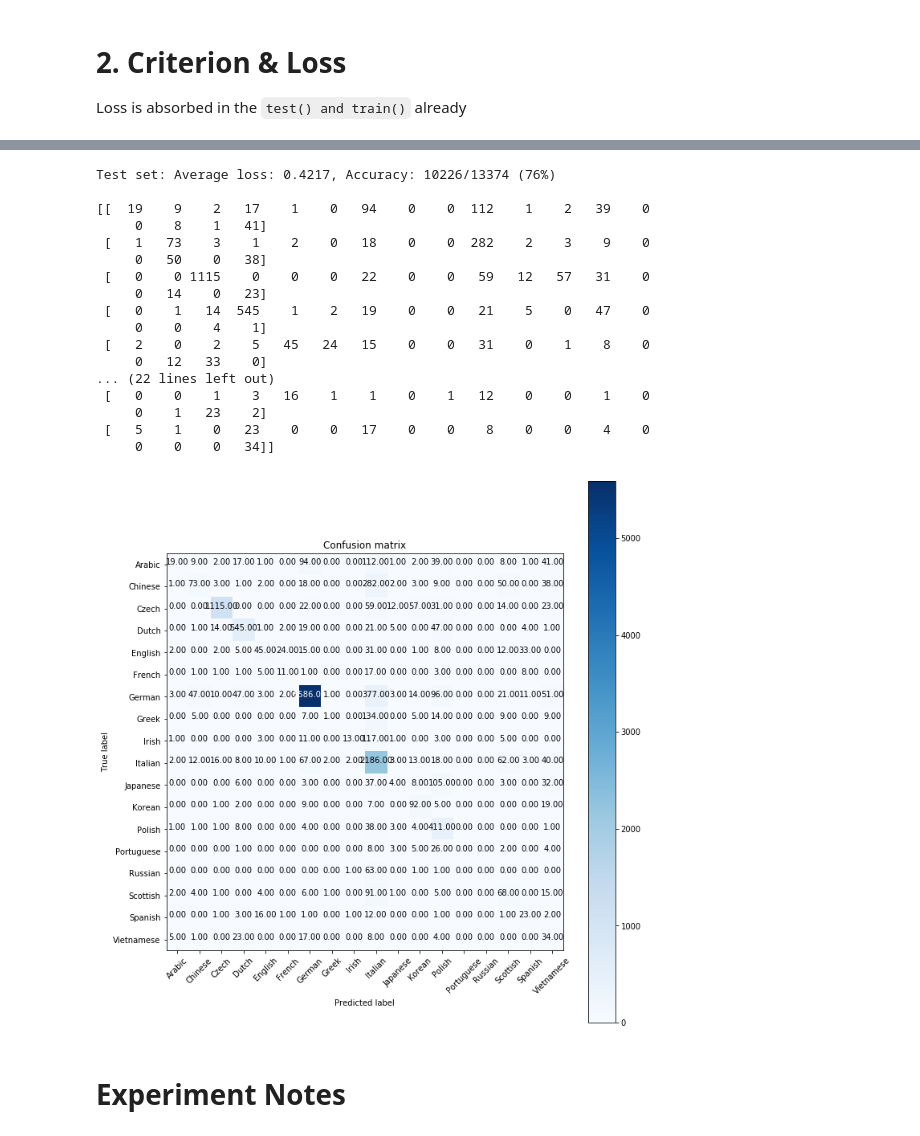
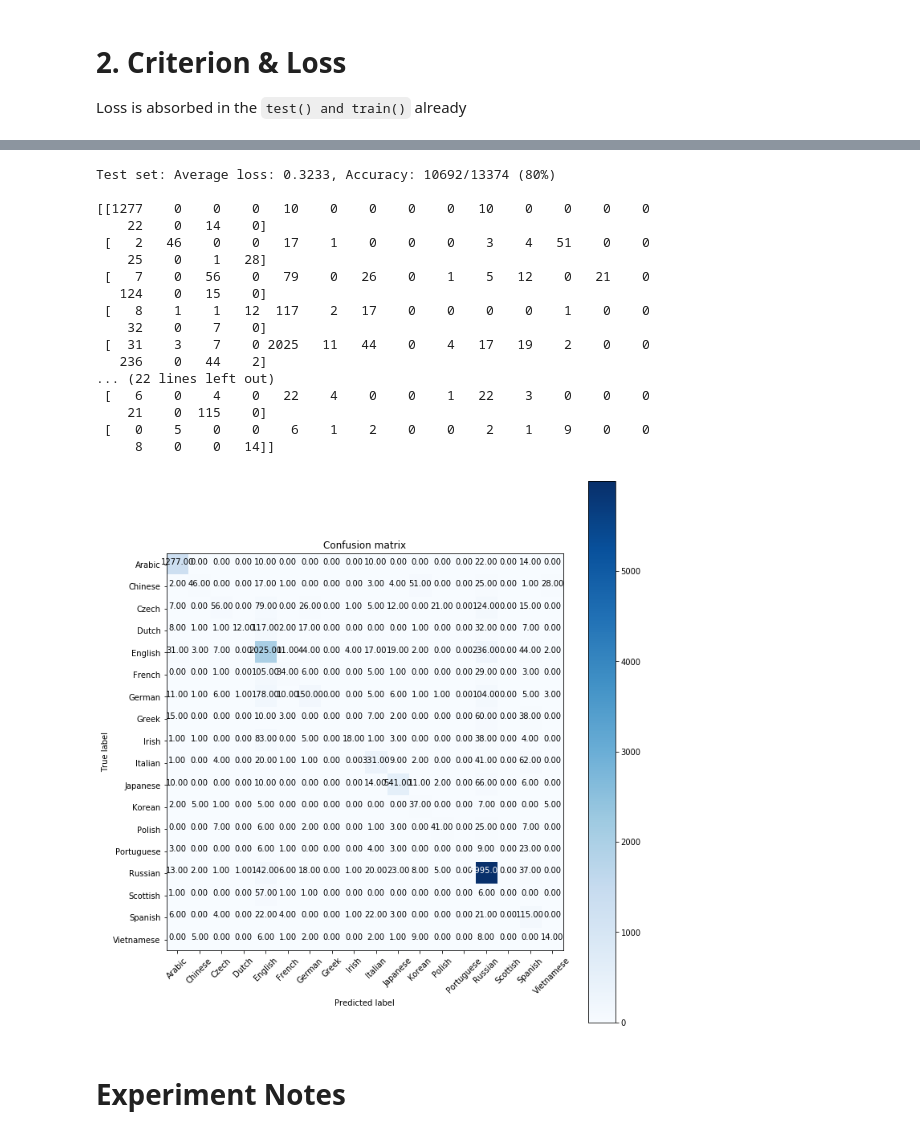
Before and after one commit to elcolie/practice-pytorch, a Jupyter notebook: lessons/lesson13_RNN_classification.ipynb, the cells around one changed output, grey strips where cells are left out. Saved outputs shown, nothing was run; the diff lists cells and outputs as text; code cells hidden in the pictures.

Commit message:
CrossEntropy without `weight`

```diff
--- a/lessons/lesson13_RNN_classification.ipynb
+++ b/lessons/lesson13_RNN_classification.ipynb
@@ -355,8 +359,11 @@ weights = torch.tensor(weight_list, dtype=torch.float)
+# %%
+weight = None
 # %%
-criterion = nn.CrossEntropyLoss(weight=weights)
+criterion = nn.CrossEntropyLoss(weight=weight)
 optimizer = torch.optim.Adam(model.parameters(), lr=0.001)
 # %%
-for epoch in range(1, 1 + 1):
+# Weight is none!
+for epoch in tqdm(range(1, 1 + 1)):
     train(model, 'cpu', train_loader, optimizer, epoch, criterion)
     test(model, 'cpu', test_loader, criterion)
 # %% [output]
@@ -370,22 +377,22 @@ Train Epoch: 1 [12000/13374 (90%)]      Loss: 2.147868
 [interactive output not drawn]
-Test set: Average loss: 0.4217, Accuracy: 10226/13374 (76%)
+Test set: Average loss: 0.3233, Accuracy: 10692/13374 (80%)
 
-[[  19    9    2   17    1    0   94    0    0  112    1    2   39    0
-     0    8    1   41]
- [   1   73    3    1    2    0   18    0    0  282    2    3    9    0
-     0   50    0   38]
- [   0    0 1115    0    0    0   22    0    0   59   12   57   31    0
-     0   14    0   23]
- [   0    1   14  545    1    2   19    0    0   21    5    0   47    0
-     0    0    4    1]
- [   2    0    2    5   45   24   15    0    0   31    0    1    8    0
-     0   12   33    0]
+[[1277    0    0    0   10    0    0    0    0   10    0    0    0    0
+    22    0   14    0]
+ [   2   46    0    0   17    1    0    0    0    3    4   51    0    0
+    25    0    1   28]
+ [   7    0   56    0   79    0   26    0    1    5   12    0   21    0
+   124    0   15    0]
+ [   8    1    1   12  117    2   17    0    0    0    0    1    0    0
+    32    0    7    0]
+ [  31    3    7    0 2025   11   44    0    4   17   19    2    0    0
+   236    0   44    2]
 ... (22 lines left out)
- [   0    0    1    3   16    1    1    0    1   12    0    0    1    0
-     0    1   23    2]
- [   5    1    0   23    0    0   17    0    0    8    0    0    4    0
-     0    0    0   34]]
+ [   6    0    4    0   22    4    0    0    1   22    3    0    0    0
+    21    0  115    0]
+ [   0    5    0    0    6    1    2    0    0    2    1    9    0    0
+     8    0    0   14]]
-[figure, old version]
+[figure, new version]
 # %% [markdown]
 # Experiment Notes
 # %% [markdown]
```
Also changed, not shown: parts of 7 cells of this notebook.
